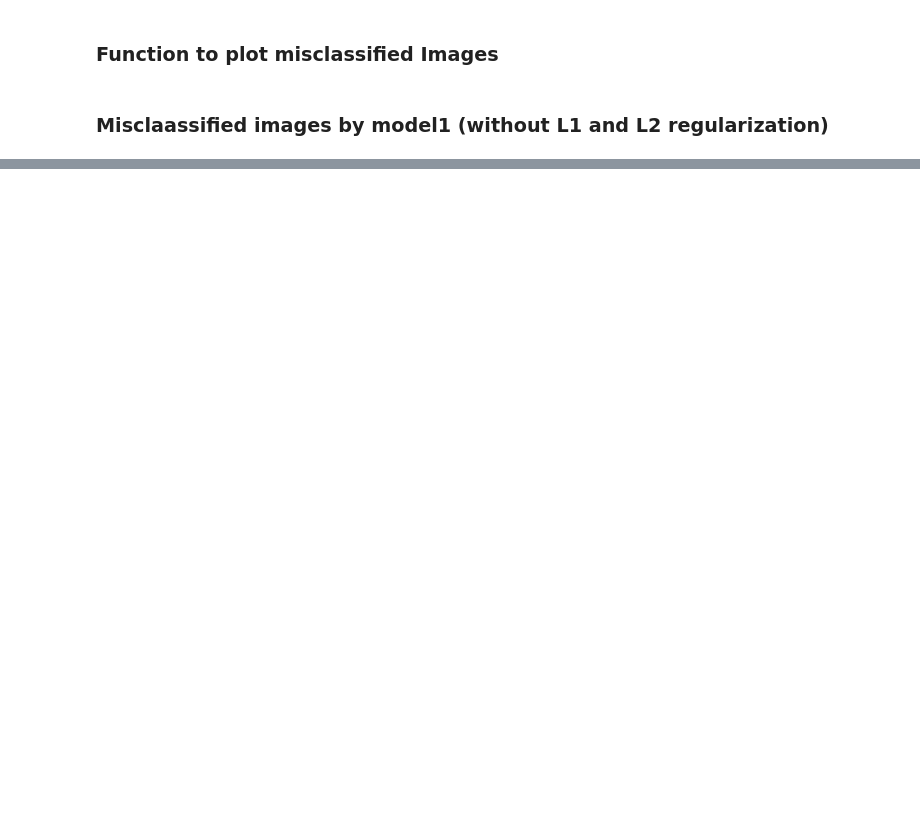
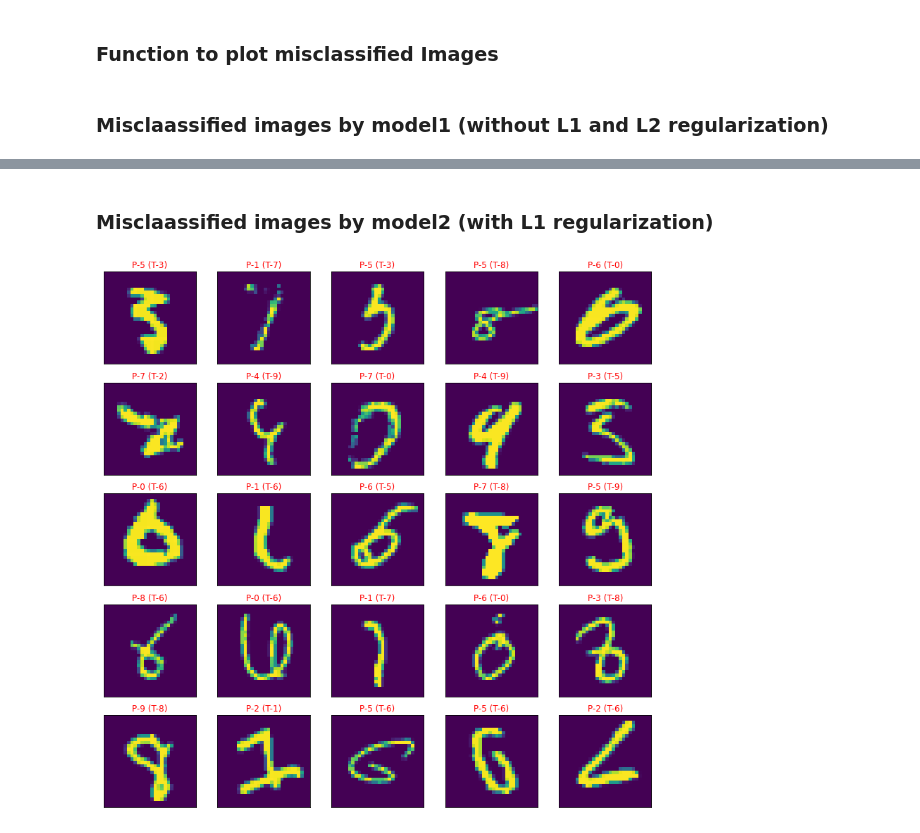
Before and after one commit to palashbaranwal/EVA4, a Jupyter notebook: S6_MNIST/EVA4_S6.ipynb, the cells around one changed output, grey strips where cells are left out. Drawn from its saved outputs; the diff is of its cells as text; code cells hidden in the pictures; blank space fills up the shorter version.

```diff
--- a/S6_MNIST/EVA4_S6.ipynb
+++ b/S6_MNIST/EVA4_S6.ipynb
@@ -602,0 +650,7 @@ def PlotMisclassifiedImages(model, filename):
+# %% [markdown]
+### Misclaassified images by model2 (with L1 regularization)
+# %%
+model.load_state_dict(torch.load("model_L1.pt"))
+PlotMisclassifiedImages(model, filename="WithL1.png")  #25 misclassified images and save it in a file.
+# %% [output]
+[figure, added]
```
Also changed, not shown: parts of 12 cells of this notebook.
